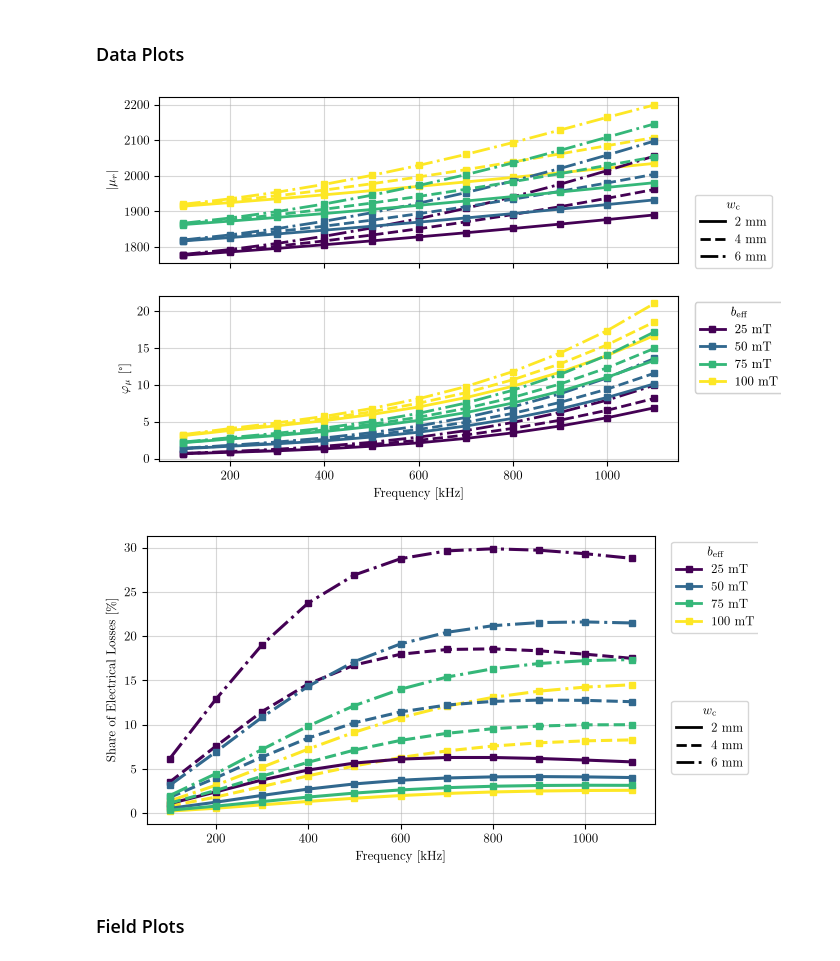
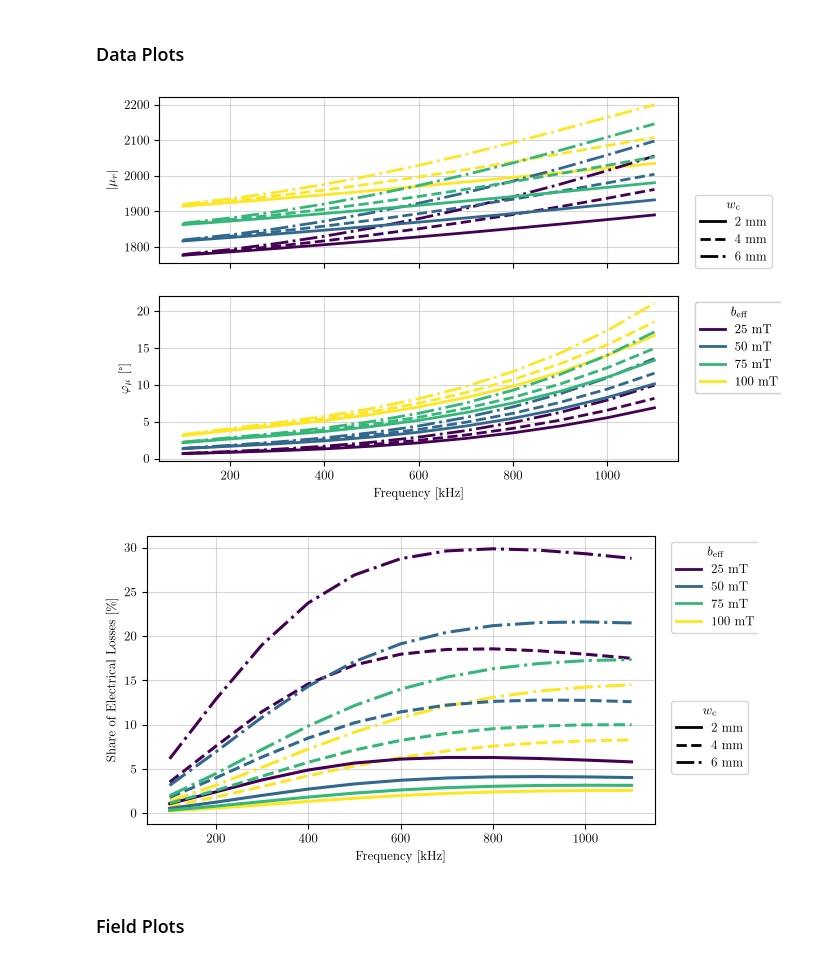
Before and after one commit to upb-lea/MPhSweepKit, a Jupyter notebook: examples/studies/toroid_cross_section/3_plots.ipynb, the cells around one changed output. Saved outputs shown, nothing was run; the diff lists cells and outputs as text; code cells hidden in the pictures.

Commit message:
replaced marker settings with flexible marker_styles; removed plot pdfs from repository

```diff
--- a/examples/studies/toroid_cross_section/3_plots.ipynb
+++ b/examples/studies/toroid_cross_section/3_plots.ipynb
@@ -104,8 +101,7 @@ mag_settings = PlotSettings(
     show_grid=True,
     grid_which="both",
     grid_alpha=0.5,
-    marker="s",
-    marker_size=4,
+    # marker_styles=("s", "o", "^", "v"),
     line_width=2.0,
     color_map_name="viridis",
     line_styles=("-", "--", "-.", ":"),
@@ -140,8 +136,7 @@ phase_settings = PlotSettings(
     show_grid=True,
     grid_which="both",
     grid_alpha=0.5,
-    marker="s",
-    marker_size=4,
+    # marker_styles=("s", "o", "^", "v"),
     line_width=2.0,
     color_map_name="viridis",
     line_styles=("-", "--", "-.", ":"),
@@ -150,35 +145,35 @@ phase_settings = PlotSettings(
     use_tight_layout=False,
     show_title=False,
 )
 dp.y_over_x_with_color_and_style(
     ax_phase,
     y_col="mu_r_phase",
     x_col="freq",
     color_col="b_mean",
     style_col="w",
     settings=phase_settings,
     text_overrides=PlotTextOverrides(
         x_label="Frequency",
         x_unit="kHz",
         y_label=r"$\varphi_\mathrm{\mu}$",
         y_unit="°",
         color_label=r"$b_\mathrm{eff}$",
         color_unit="mT",
         style_label=r"$w_\mathrm{c}$",
         style_unit="mm",
     ),
 )
 
 # Ensure visual shared-x behavior
 ax_mag.tick_params(axis="x", which="both", labelbottom=False)
 ax_mag.set_xlabel("")
 
 # fig.tight_layout()
 
-plt.savefig("toroid_mu_complex.pdf", bbox_inches="tight")
+# plt.savefig("toroid_mu_complex.pdf", bbox_inches="tight")
 plt.show()
 # %% [output]
-[figure, old version]
+[figure, new version]
 # %%
 fig, ax = plt.subplots(figsize=(17 / 2.54, 9 / 2.54))
 
@@ -188,8 +183,7 @@ custom_settings = PlotSettings(
     show_grid=True,
     grid_which="both",
     grid_alpha=0.5,
-    marker="s",
-    marker_size=5,
+    # marker_styles=("s", "o", "^", "v"),
     line_width=2.2,
     color_map_name="viridis",
     line_styles=("-", "--", "-.", ":"),
@@ -218,10 +212,10 @@ dp.y_over_x_with_color_and_style(
     )
 )
 
-plt.savefig(f"toroid_share_of_electrical_losses.pdf", bbox_inches='tight')
+# plt.savefig(f"toroid_share_of_electrical_losses.pdf", bbox_inches='tight')
 plt.show()
 # %% [output]
-[figure, old version]
+[figure, new version]
 # %% [markdown]
 ### Field Plots
 # %%
```
Also changed, not shown: parts of 2 cells of this notebook, 9 other files.
